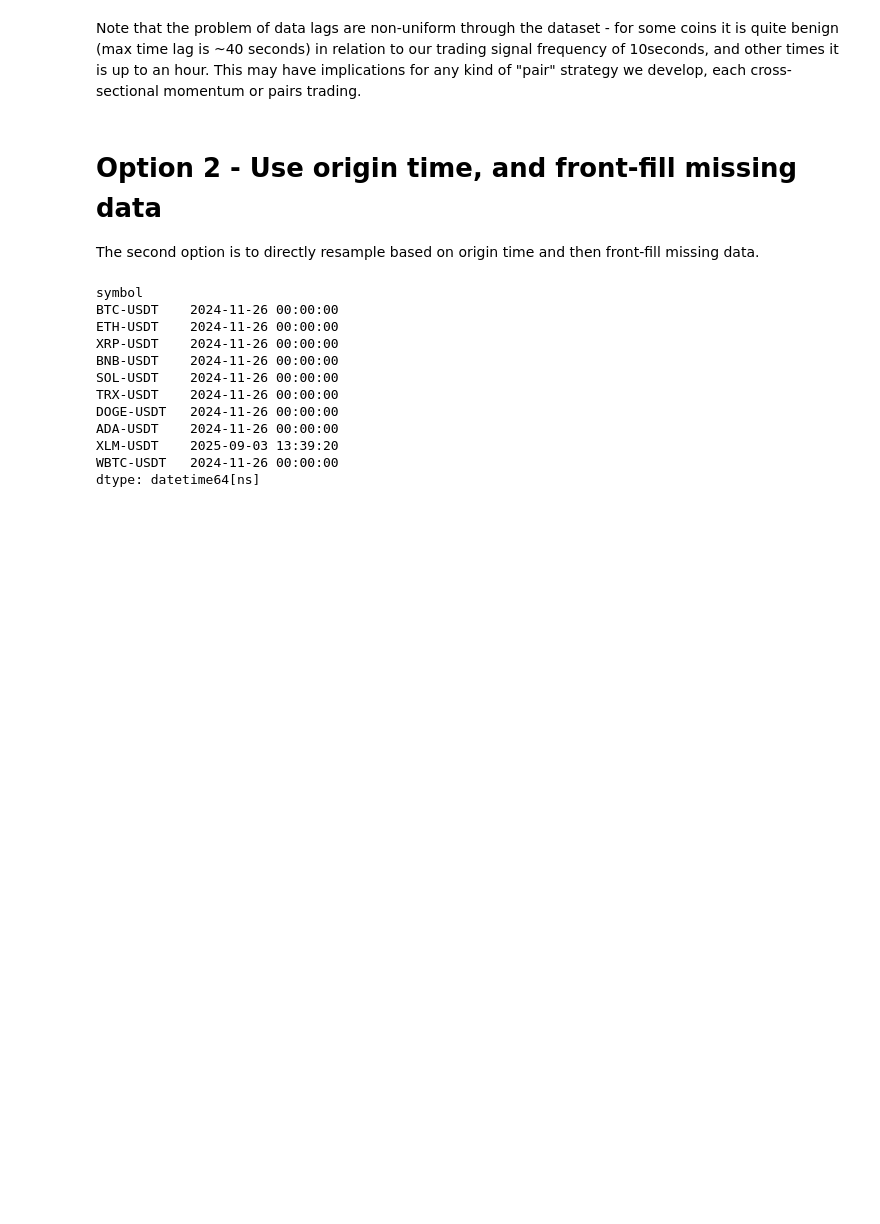
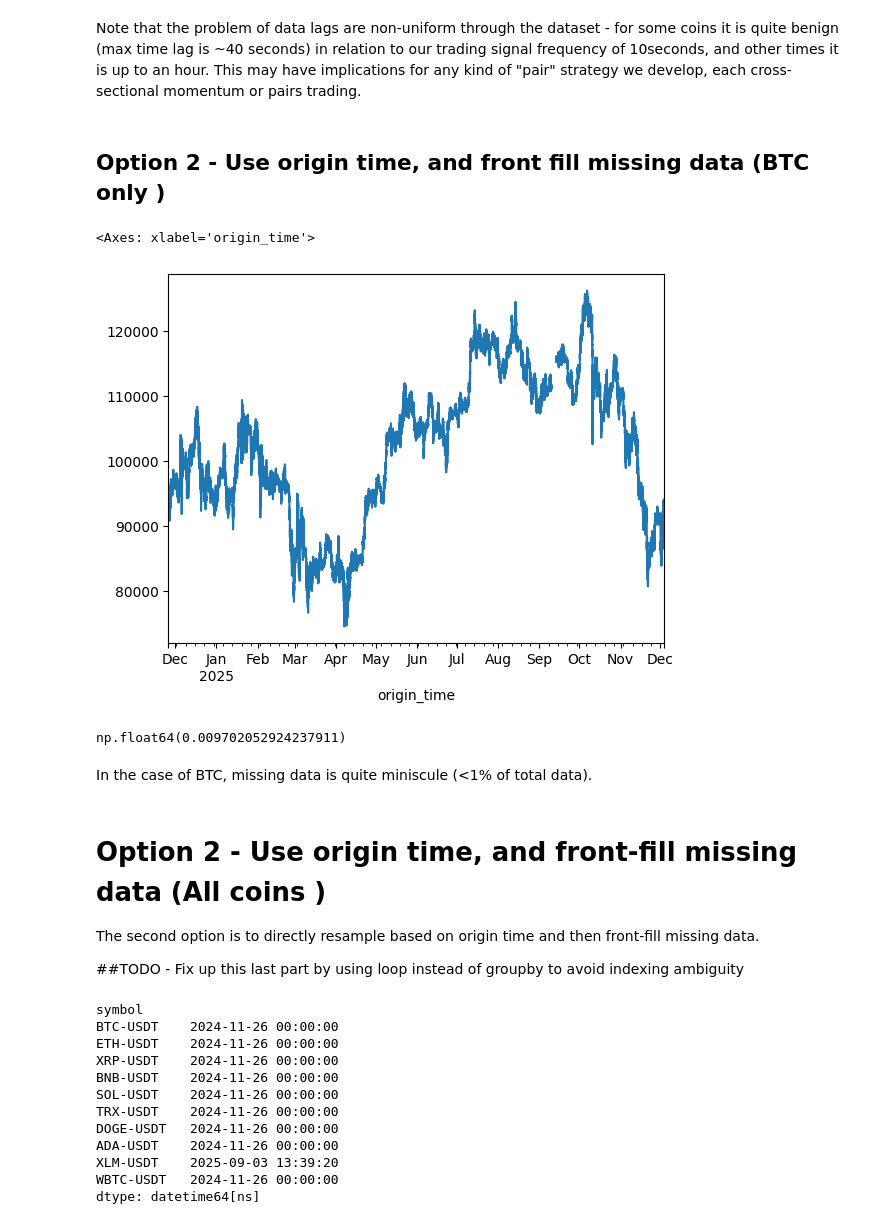
Before and after one commit to vbear97/Momentum-Strategies, a Jupyter notebook: data_cleaning.ipynb, the cells around one changed output. Cells and saved outputs as stored; diff of their text form; code cells hidden in the pictures; blank space fills up the shorter version.

Commit message:
fix: Filter by coin when resampling for data cleaning

```diff
--- a/data_cleaning.ipynb
+++ b/data_cleaning.ipynb
@@ -155,3 +147,7 @@ bad_lags_df.groupby('symbol')['data_lag'].describe()
 | WBTC-USDT | 237.0 | 1984.379449 | 1690.332749 | 10.245327 | 58.697013 | 3336.877148 | 3529.987919 | 3550.888158 |
 # %% [markdown]
 Note that the problem of data lags are non-uniform through the dataset - for some coins it is quite benign (max time lag is ~40 seconds) in relation to our trading signal frequency of 10seconds, and other times it is up to an hour. This may have implications for any kind of "pair" strategy we develop, each cross-sectional momentum or pairs trading.
+# %% [markdown]
+## Option 2 - Use origin time, and front fill missing data (BTC only )
+# %%
+good_origin_times_df = pd.read_parquet('data/good_origin_times_df.parquet')
@@ -157,0 +159,15 @@ Note that the problem of data lags are non-uniform through the dataset - for som
+# %%
+btc_df = good_origin_times_df[good_origin_times_df['symbol']=='BTC-USDT']
+# %%
+btc_df = btc_df.resample('10s', origin = BASE_TIME).last()
+# %%
+btc_df['ask_0_price'].plot()
+# %% [output]
+<Axes: xlabel='origin_time'>
+[figure, added]
+# %%
+btc_df['ask_0_price'].isna().sum()/len(btc_df)
+# %% [output]
+np.float64(0.009702052924237911)
+# %% [markdown]
+In the case of BTC, missing data is quite miniscule (<1% of total data).
@@ -158,6 +176,8 @@ Note that the problem of data lags are non-uniform through the dataset - for som
 # %% [markdown]
-# Option 2 - Use origin time, and front-fill missing data
+# Option 2 - Use origin time, and front-fill missing data (All coins )
 
 The second option is to directly resample based on origin time and then front-fill missing data.
+
+##TODO - Fix up this last part by using loop instead of groupby to avoid indexing ambiguity
 # %%
 good_origin_times_df = good_origin_times_df.set_index('origin_time')
```
Also changed, not shown: parts of 17 cells of this notebook.
